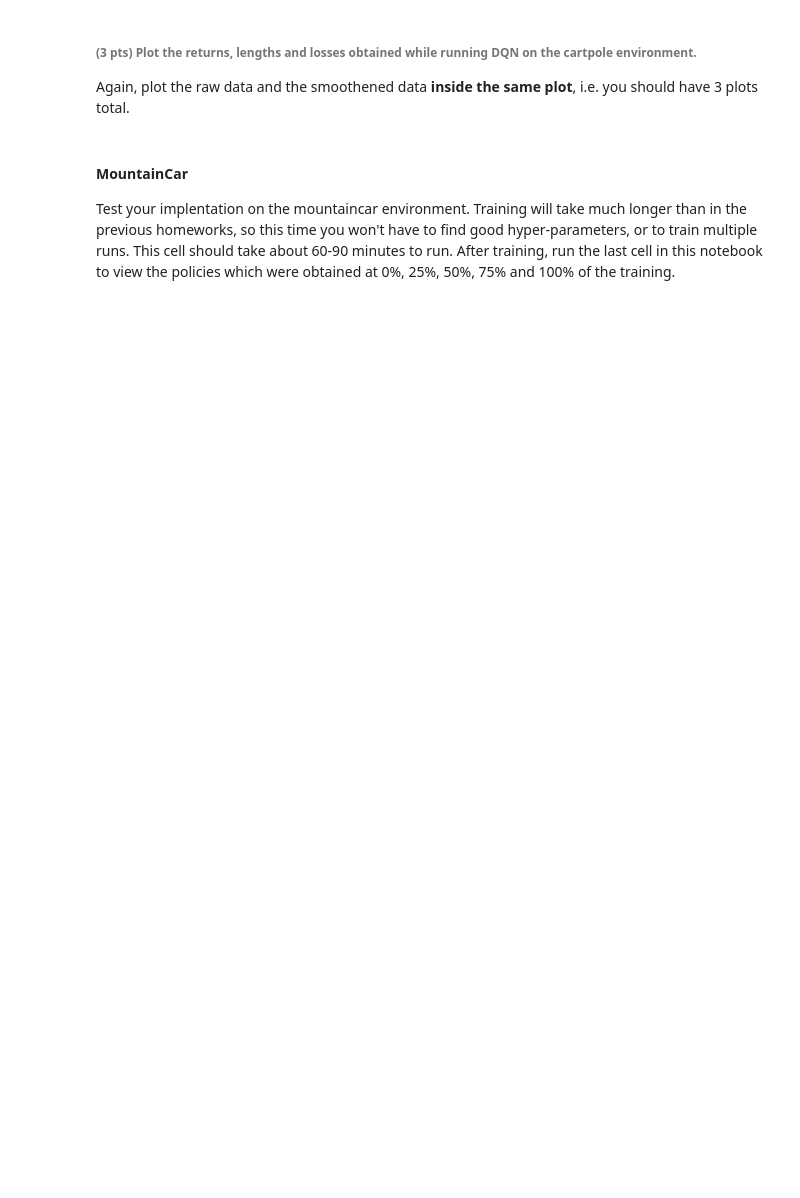
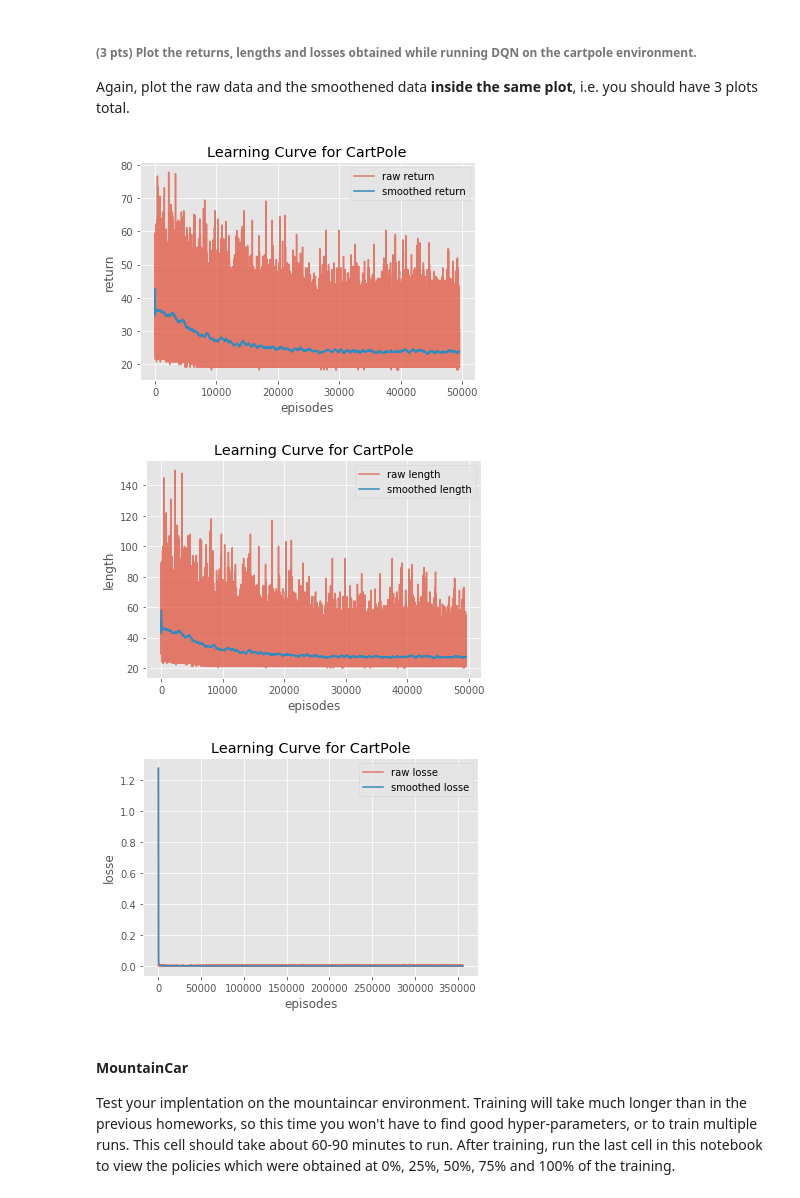
Before and after one commit to merchant98/Reninforcement-Learning, a Jupyter notebook: notebook_dqn-Copy1.ipynb, the cells around one changed output. Cells and saved outputs as stored; diff of their text form; code cells hidden in the pictures; blank space fills up the shorter version.

```diff
--- a/notebook_dqn-Copy1.ipynb
+++ b/notebook_dqn-Copy1.ipynb
@@ -351,11 +351,11 @@ class DQN(nn.Module):
         # * all activations except the last should be ReLU activations
         #   (this can be achieved either using a nn.ReLU() object or the nn.functional.relu() method)
         # * the last activation can either be missing, or you can use nn.Identity()
-        self.fcs = [nn.Linear(state_dim, hidden_dim)]
+        self.fcs = nn.ModuleList()
+        self.fcs.append(nn.Linear(state_dim, hidden_dim))
         for _ in range(1, num_layers-1):
             self.fcs.append(nn.Linear(hidden_dim, hidden_dim))
         self.fcs.append(nn.Linear(hidden_dim, action_dim))
-
 
     def forward(self, states) -> torch.Tensor:
         """Q function mapping from states to action-values.
@@ -565,9 +523,9 @@ def train_dqn(
         #  * use the action to advance the environment by one step
         #  * store the transition into the replay memory
 
-        eps = exploration(i_episode) #???
+        eps = exploration.value(t_total) #???
         if np.random.random() > eps:
-            Q_array = DQN(state)
+            Q_array = dqn_model(torch.tensor(state).float()).detach().numpy()
             action = random.choice(np.nonzero(Q_array == np.max(Q_array))[0])
         else:
             action = env.action_space.sample()
@@ -602,12 +560,11 @@ def train_dqn(
             lengths.append(len(rewards))
             rewards.clear()
             i_episode += 1
-            t_episode = 0
             state = env.reset()
-
             pbar.set_description(
                 f'Episode: {i_episode} | Steps: {t_episode + 1} | Return: {G:5.2f} | Epsilon: {eps:4.2f}'
             )
+            t_episode = 0
 
         else:
             # YOUR CODE HERE:  anything you need to do within an episode
@@ -670,3 +627,36 @@ Again, plot the raw data and the smoothened data **inside the same plot**, i.e.
+# %%
+### YOUR PLOTTING CODE HERE
+
+plt.figure()
+plt.plot(returns, alpha=0.7)
+plt.plot(rolling_average(returns, window_size=int(len(returns)/100)))
+plt.legend(['raw return', 'smoothed return'])
+plt.xlabel('episodes')
+plt.ylabel('return')
+plt.title('Learning Curve for CartPole')
+plt.show()
+
+plt.figure()
+plt.plot(lengths, alpha=0.7)
+plt.plot(rolling_average(lengths, window_size=int(len(lengths)/100)))
+plt.legend(['raw length', 'smoothed length'])
+plt.xlabel('episodes')
+plt.ylabel('length')
+plt.title('Learning Curve for CartPole')
+plt.show()
+
+plt.figure()
+plt.plot(losses, alpha=0.7)
+plt.plot(rolling_average(losses, window_size=int(len(losses)/100)))
+plt.legend(['raw losse', 'smoothed losse'])
+plt.xlabel('episodes')
+plt.ylabel('losse')
+plt.title('Learning Curve for CartPole')
+plt.show()
+# %% [output]
+[figure, added]
+[figure, added]
+[figure, added]
 # %% [markdown]
 #### MountainCar
 
```
Also changed, not shown: parts of 14 cells of this notebook, 4 other files.
